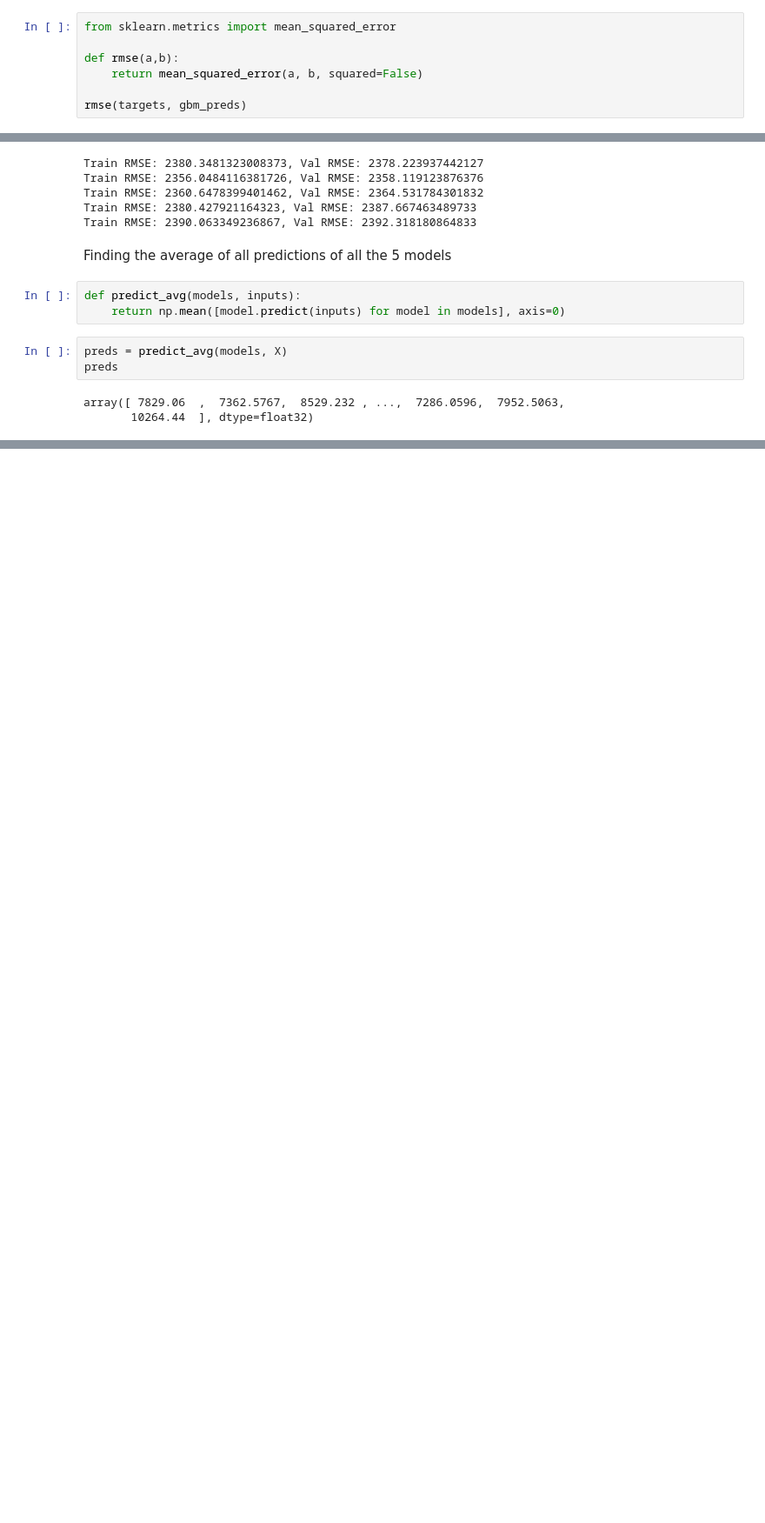
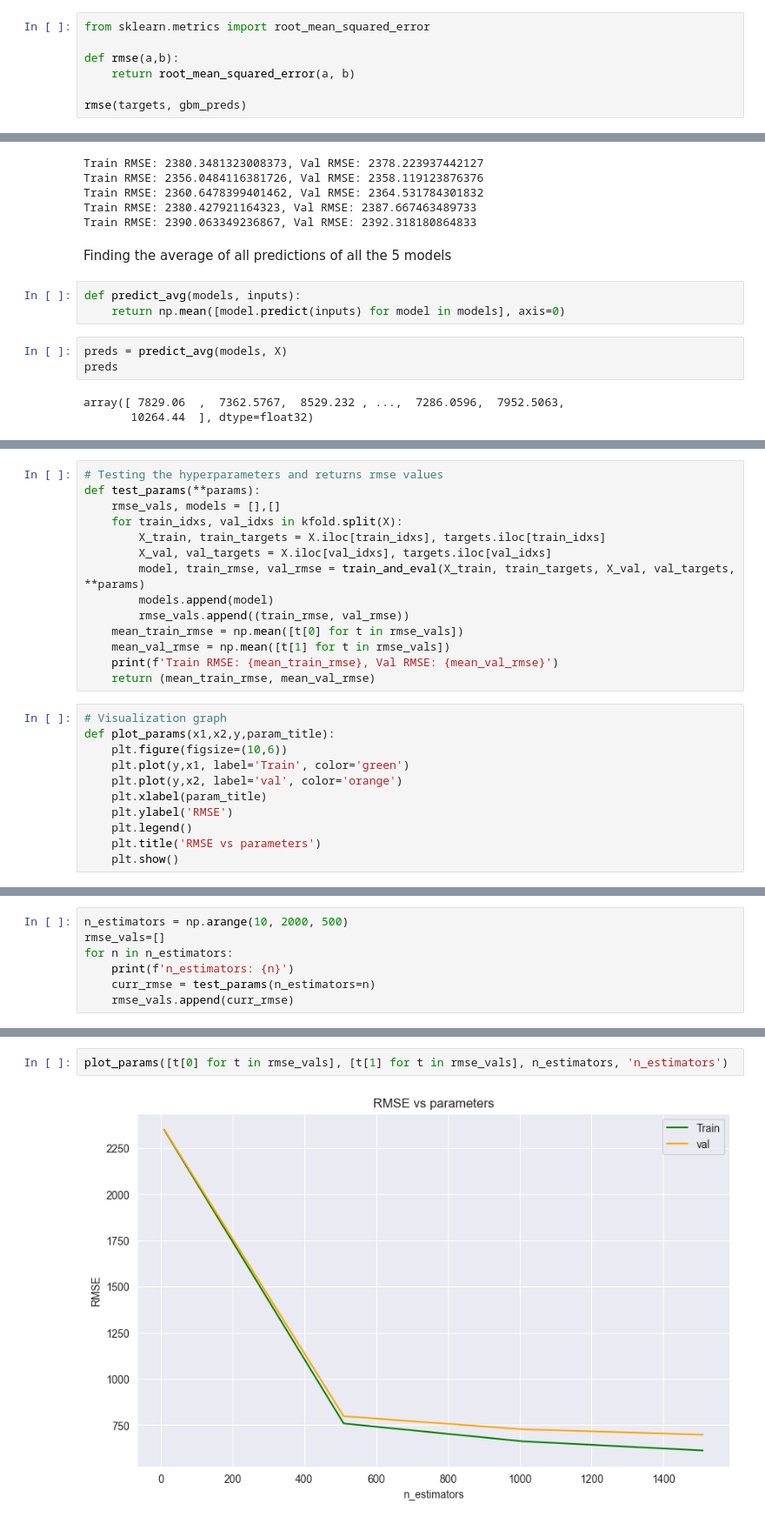
Before and after one commit to satan-pro/Rossman_Store_Predictions, a Jupyter notebook: rossmann_stores.ipynb, the cells around one changed output, grey strips where cells are left out. Shown at 87% size. Saved outputs shown, nothing was run; the diff lists cells and outputs as text; blank space fills up the shorter version.

```diff
--- a/rossmann_stores.ipynb
+++ b/rossmann_stores.ipynb
@@ -414,10 +414,10 @@ array([ 7960.0273,  7581.6953,  7993.1504, ...,  7102.0664,  8724.751 ,
 # %% [markdown]
 ### Evaluating the model
 # %%
-from sklearn.metrics import mean_squared_error
+from sklearn.metrics import root_mean_squared_error
 
 def rmse(a,b):
-    return mean_squared_error(a, b, squared=False)
+    return root_mean_squared_error(a, b)
 
 rmse(targets, gbm_preds)
 # %% [output]
@@ -533,0 +536,25 @@ array([ 7829.06  ,  7362.5767,  8529.232 , ...,  7286.0596,  7952.5063,
+# %%
+# Testing the hyperparameters and returns rmse values
+def test_params(**params):
+    rmse_vals, models = [],[]
+    for train_idxs, val_idxs in kfold.split(X):
+        X_train, train_targets = X.iloc[train_idxs], targets.iloc[train_idxs]
+        X_val, val_targets = X.iloc[val_idxs], targets.iloc[val_idxs]
+        model, train_rmse, val_rmse = train_and_eval(X_train, train_targets, X_val, val_targets, **params)
+        models.append(model)
+        rmse_vals.append((train_rmse, val_rmse))
+    mean_train_rmse = np.mean([t[0] for t in rmse_vals])
+    mean_val_rmse = np.mean([t[1] for t in rmse_vals])
+    print(f'Train RMSE: {mean_train_rmse}, Val RMSE: {mean_val_rmse}')
+    return (mean_train_rmse, mean_val_rmse)
+# %%
+# Visualization graph
+def plot_params(x1,x2,y,param_title):
+    plt.figure(figsize=(10,6))
+    plt.plot(y,x1, label='Train', color='green')
+    plt.plot(y,x2, label='val', color='orange')
+    plt.xlabel(param_title)
+    plt.ylabel('RMSE')
+    plt.legend()
+    plt.title('RMSE vs parameters')
+    plt.show()
@@ -533,0 +564,7 @@ array([ 7829.06  ,  7362.5767,  8529.232 , ...,  7286.0596,  7952.5063,
+# %%
+n_estimators = np.arange(10, 2000, 500)
+rmse_vals=[]
+for n in n_estimators:
+    print(f'n_estimators: {n}')
+    curr_rmse = test_params(n_estimators=n)
+    rmse_vals.append(curr_rmse)
@@ -533,0 +580,4 @@ array([ 7829.06  ,  7362.5767,  8529.232 , ...,  7286.0596,  7952.5063,
+# %%
+plot_params([t[0] for t in rmse_vals], [t[1] for t in rmse_vals], n_estimators, 'n_estimators')
+# %% [output]
+[figure, added]
```
Also changed, not shown: parts of 19 cells of this notebook, 1 other file.
